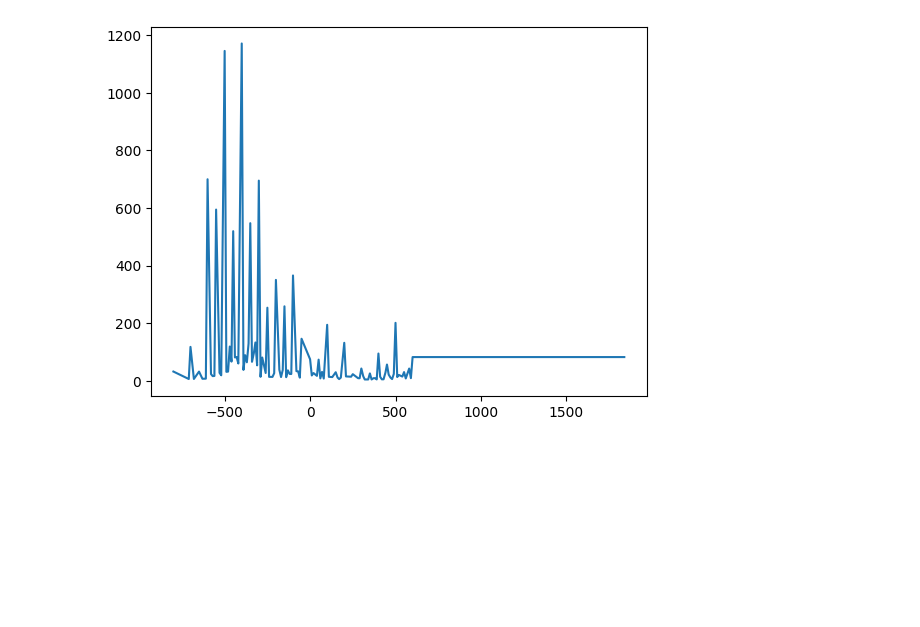
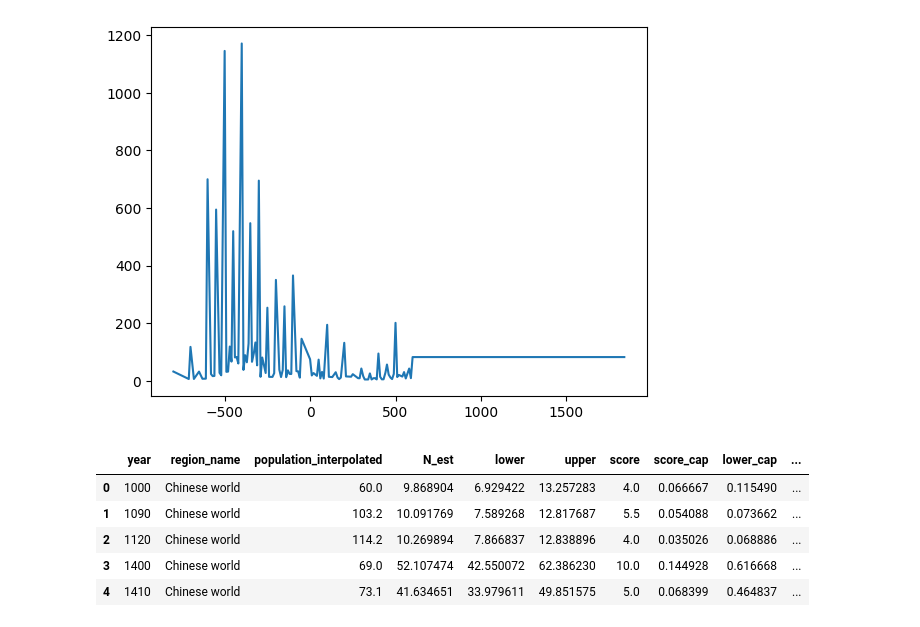
Before and after one commit to charlesdedampierre/cultura_project, a Jupyter notebook: notebooks/make_stats.ipynb, the cells around one changed output. Cells and saved outputs as stored; diff of their text form; code cells hidden in the pictures; blank space fills up the shorter version.

```diff
--- a/notebooks/make_stats.ipynb
+++ b/notebooks/make_stats.ipynb
@@ -170,3 +186,21 @@ ax.plot(list(test['year']), list(test['N_est']), color='C0', label='Estimated di
 # %% [output]
 [<matplotlib.lines.Line2D at 0x...>]
 [figure]
+# %%
+restricted = ['United Kingdom',
+'Low countries',
+'Italy',
+'France',
+'Eastern Europe',
+'Nordic countries']
+
+inclusive = ['United Kingdom',
+'Low countries',
+'Italy',
+'France',
+'Eastern Europe',
+'Nordic countries',
+'German world',
+'Japan',
+'Chinese world',
+'Spain']
@@ -173,4 +209,18 @@ ax.plot(list(test['year']), list(test['N_est']), color='C0', label='Estimated di
+# %%
+df_stats = pd.merge(interpolated_df, df_gdp, on = ['region_name', 'year'])
+df_stats_fil = df_stats[df_stats['region_name'].isin(inclusive)]
+df_stats_fil['inclusive'] = '1'
+df_stats_fil['restricted'] = np.nan
+df_stats_fil['restricted'] [df_stats_fil['region_name'].isin(restricted)] = '1'
+df_stats_fil['restricted'] [~df_stats_fil['region_name'].isin(restricted)] = '0'
+df_stats_fil = df_stats_fil.reset_index(drop=True)
 # %%
-df_stats = pd.merge(interpolated_df, df_gdp, on = ['region_name', 'year'])
-df_stats.to_csv('../stats_correlation/data_stats.csv')
-df_stats.head(5)
+df_stats_fil.to_csv('../stats_correlation/data_stats_filtered.csv')
+df_stats_fil.head(5)
+# %% [output]
+|  | year | region_name | population_interpolated | N_est | lower | upper | score | score_cap | lower_cap | ... |
+| 0 | 1000 | Chinese world | 60.0 | 9.868904 | 6.929422 | 13.257283 | 4.0 | 0.066667 | 0.115490 | ... |
+| 1 | 1090 | Chinese world | 103.2 | 10.091769 | 7.589268 | 12.817687 | 5.5 | 0.054088 | 0.073662 | ... |
+| 2 | 1120 | Chinese world | 114.2 | 10.269894 | 7.866837 | 12.838896 | 4.0 | 0.035026 | 0.068886 | ... |
+| 3 | 1400 | Chinese world | 69.0 | 52.107474 | 42.550072 | 62.386230 | 10.0 | 0.144928 | 0.616668 | ... |
+| 4 | 1410 | Chinese world | 73.1 | 41.634651 | 33.979611 | 49.851575 | 5.0 | 0.068399 | 0.464837 | ... |
```
Also changed, not shown: parts of 3 cells of this notebook, 5 other files.
